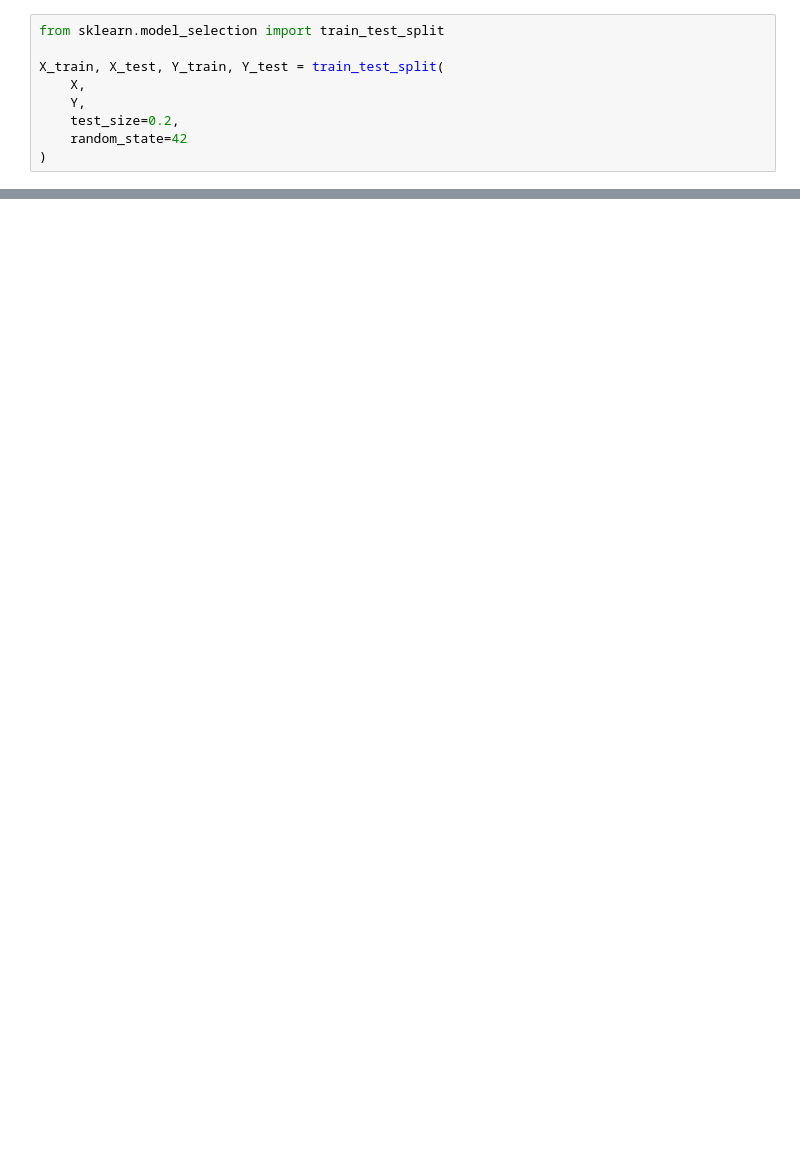
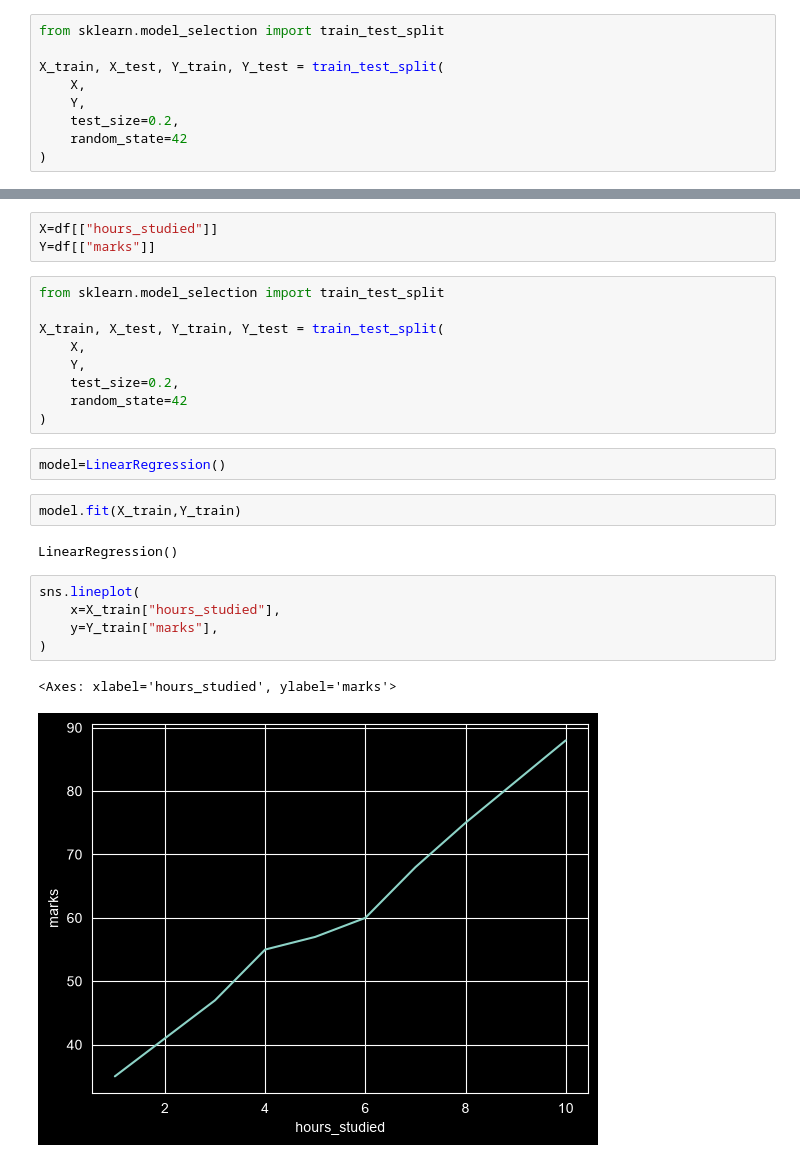
Before and after one commit to MUHAMMADZARYABKHAN-21/new.py, a Jupyter notebook: SCIKIT/LESSON1.ipynb, the cells around one changed output, grey strips where cells are left out. Drawn from its saved outputs; the diff is of its cells as text; blank space fills up the shorter version.

```diff
--- a/SCIKIT/LESSON1.ipynb
+++ b/SCIKIT/LESSON1.ipynb
@@ -267,3 +637,29 @@ model.fit(X_train,Y_train)
+# %%
+X=df[["hours_studied"]]
+Y=df[["marks"]]
+# %%
+from sklearn.model_selection import train_test_split
+
+X_train, X_test, Y_train, Y_test = train_test_split(
+    X,
+    Y,
+    test_size=0.2,
+    random_state=42
+)
+# %%
+model=LinearRegression()
+# %%
+model.fit(X_train,Y_train)
+# %% [output]
+LinearRegression()
+# %%
+sns.lineplot(
+    x=X_train["hours_studied"],
+    y=Y_train["marks"],
+)
+# %% [output]
+<Axes: xlabel='hours_studied', ylabel='marks'>
+[figure, added]
 # %%
 print("Coefficient:", model.coef_)
 print("Intercept:", model.intercept_)
```
Also changed, not shown: parts of 79 cells of this notebook.
